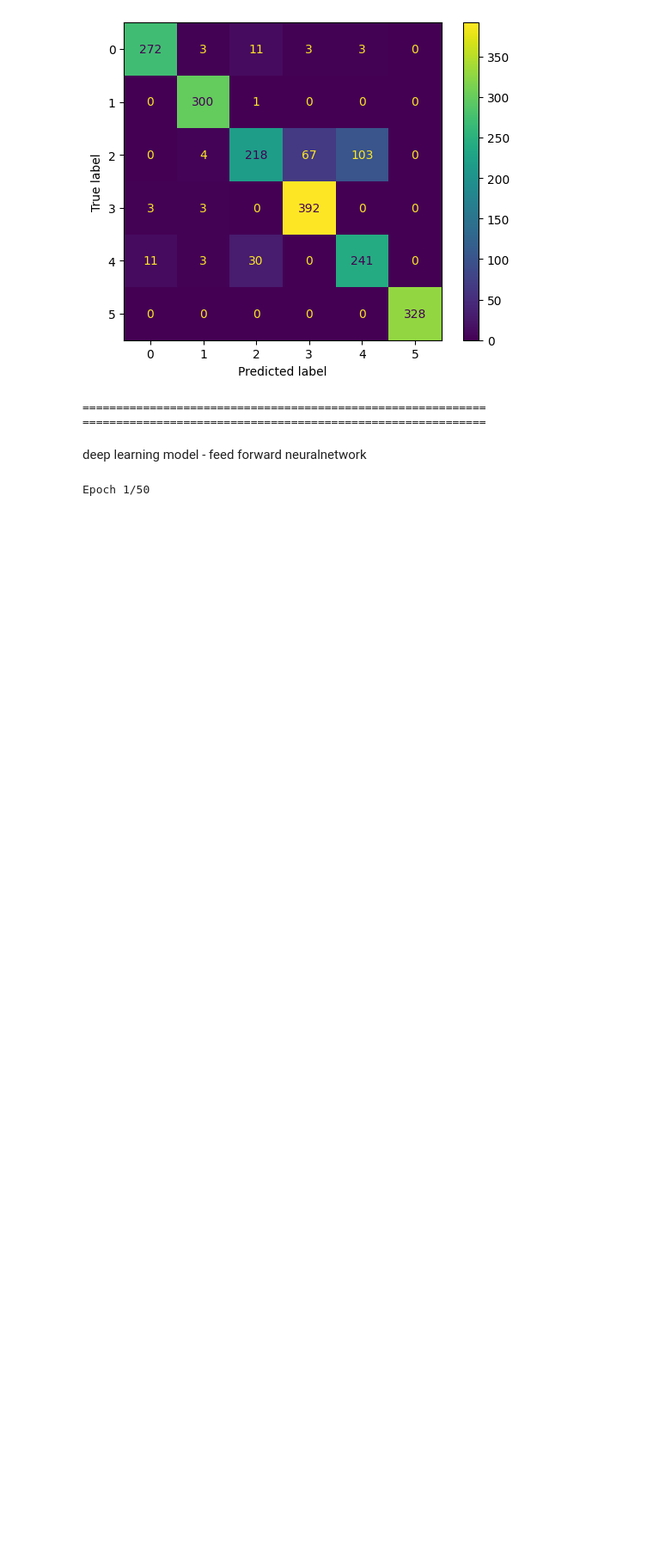
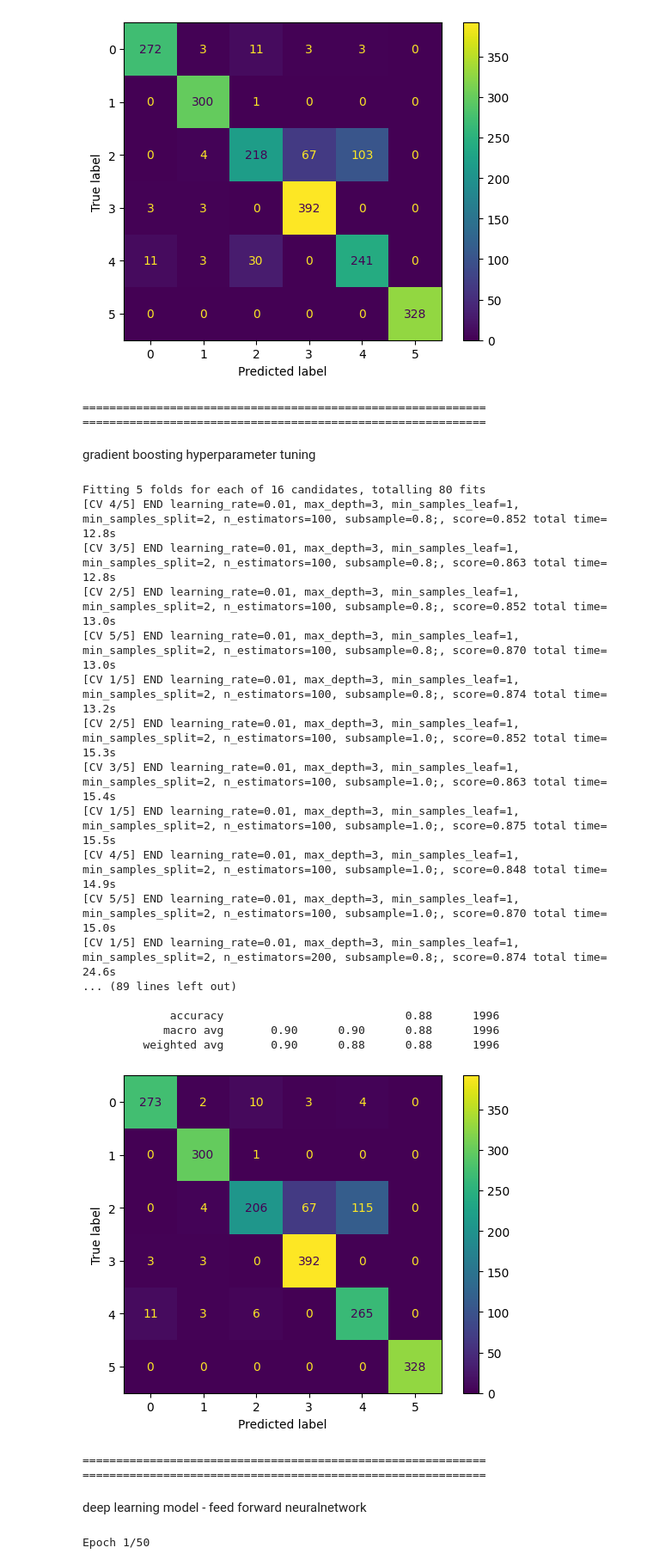
Before and after one commit to joytsy/DSA3101-2320-Ateam, a Jupyter notebook: backend/ml_model_classification.ipynb, the cells around one changed output. Shown at 86% size. Saved outputs shown, nothing was run; the diff lists cells and outputs as text; code cells hidden in the pictures; blank space fills up the shorter version.

```diff
--- a/backend/ml_model_classification.ipynb
+++ b/backend/ml_model_classification.ipynb
@@ -302,6 +304,65 @@ Confusion Matrix:
 [figure]
 ============================================================
 ============================================================
+# %% [markdown]
+gradient boosting hyperparameter tuning
+# %%
+np.random.seed(42)
+param_grid = {
+    "Gradient Boosting": {
+    'n_estimators': [100, 200],
+    'learning_rate': [0.01, 0.1],
+    'max_depth': [3, 5],
+    'min_samples_split': [2],
+    'min_samples_leaf': [1],
+    'subsample': [0.8, 1.0]
+}
+}
+classifiers_2 = {
+    "Gradient Boosting": GradientBoostingClassifier(random_state=random_seed)
+    }
+for name, clf in classifiers_2.items():
+    param_grid = param_grid[name]
+    grid_search = GridSearchCV(clf, param_grid, cv=5, scoring='accuracy', n_jobs=-1, verbose=3) # parallelize the hyperparameter search to make it faster
+    grid_search.fit(X_train, y_train)
+
+    print(f"Best parameters for {name}: {grid_search.best_params_}")
+    best_clf = grid_search.best_estimator_
+    # Optionally save the best model
+    joblib.dump(best_clf, f'{name}_best_model.pkl')
+
+    # Print the parameters of the best model
+    print(f"Parameters of the best model: {best_clf.get_params()}")
+
+    # Evaluate the best model
+    y_pred = best_clf.predict(X_test)
+    clf_report(name, y_pred)
+    print()
+
+    # Separator
+    print(''.join(['='] * 60))
+    print(''.join(['='] * 60))
+# %% [output]
+Fitting 5 folds for each of 16 candidates, totalling 80 fits
+[CV 4/5] END learning_rate=0.01, max_depth=3, min_samples_leaf=1, min_samples_split=2, n_estimators=100, subsample=0.8;, score=0.852 total time=  12.8s
+[CV 3/5] END learning_rate=0.01, max_depth=3, min_samples_leaf=1, min_samples_split=2, n_estimators=100, subsample=0.8;, score=0.863 total time=  12.8s
+[CV 2/5] END learning_rate=0.01, max_depth=3, min_samples_leaf=1, min_samples_split=2, n_estimators=100, subsample=0.8;, score=0.852 total time=  13.0s
+[CV 5/5] END learning_rate=0.01, max_depth=3, min_samples_leaf=1, min_samples_split=2, n_estimators=100, subsample=0.8;, score=0.870 total time=  13.0s
+[CV 1/5] END learning_rate=0.01, max_depth=3, min_samples_leaf=1, min_samples_split=2, n_estimators=100, subsample=0.8;, score=0.874 total time=  13.2s
+[CV 2/5] END learning_rate=0.01, max_depth=3, min_samples_leaf=1, min_samples_split=2, n_estimators=100, subsample=1.0;, score=0.852 total time=  15.3s
+[CV 3/5] END learning_rate=0.01, max_depth=3, min_samples_leaf=1, min_samples_split=2, n_estimators=100, subsample=1.0;, score=0.863 total time=  15.4s
+[CV 1/5] END learning_rate=0.01, max_depth=3, min_samples_leaf=1, min_samples_split=2, n_estimators=100, subsample=1.0;, score=0.875 total time=  15.5s
+[CV 4/5] END learning_rate=0.01, max_depth=3, min_samples_leaf=1, min_samples_split=2, n_estimators=100, subsample=1.0;, score=0.848 total time=  14.9s
+[CV 5/5] END learning_rate=0.01, max_depth=3, min_samples_leaf=1, min_samples_split=2, n_estimators=100, subsample=1.0;, score=0.870 total time=  15.0s
+[CV 1/5] END learning_rate=0.01, max_depth=3, min_samples_leaf=1, min_samples_split=2, n_estimators=200, subsample=0.8;, score=0.874 total time=  24.6s
+... (89 lines left out)
+
+             accuracy                           0.88      1996
+            macro avg       0.90      0.90      0.88      1996
+         weighted avg       0.90      0.88      0.88      1996
+[figure, added]
+============================================================
+============================================================
 # %% [markdown]
 deep learning model - feed forward neuralnetwork
 # %%
```
Also changed, not shown: parts of 1 cell of this notebook.
